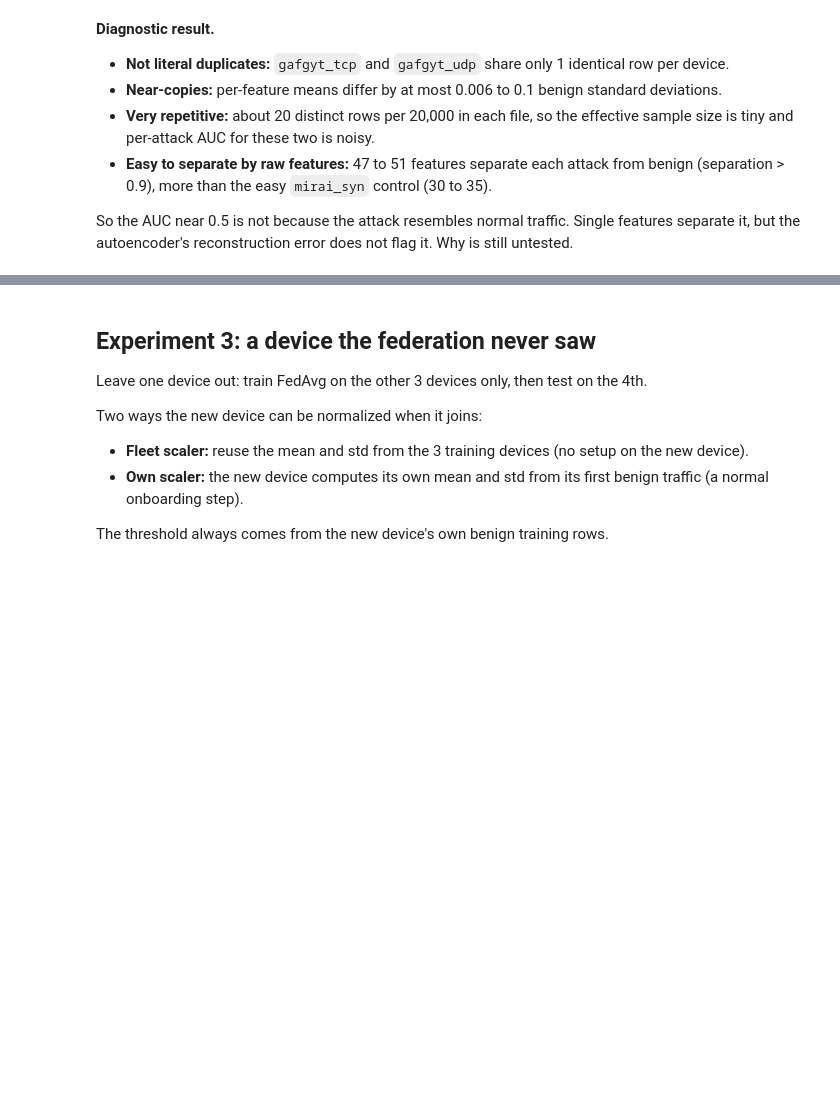
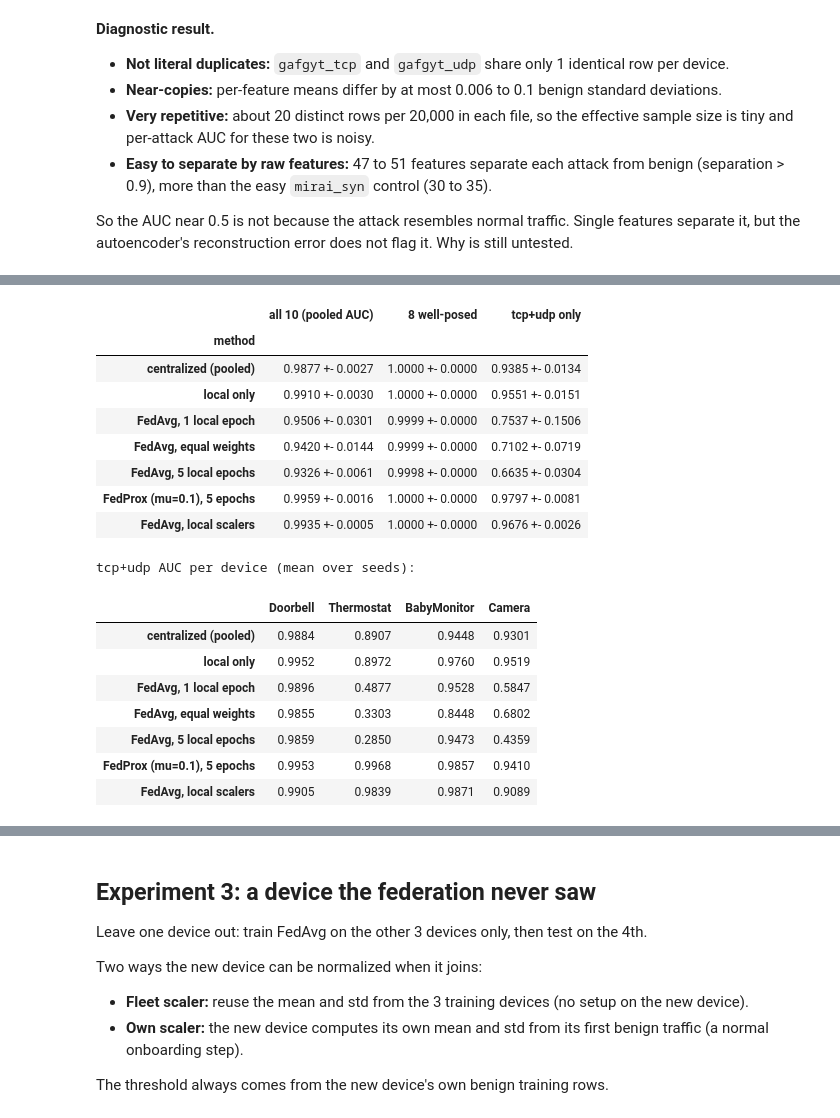
Before and after one commit to KA6-p/federated-iot-anomaly-detection, a Jupyter notebook: 04_extension_noniid_unseen.ipynb, the cells around one changed output, grey strips where cells are left out. Drawn from its saved outputs; the diff is of its cells as text; code cells hidden in the pictures; blank space fills up the shorter version.

```diff
--- a/04_extension_noniid_unseen.ipynb
+++ b/04_extension_noniid_unseen.ipynb
@@ -555,0 +705,46 @@ So the AUC near 0.5 is not because the attack resembles normal traffic. Single f
+# %%
+HARD = ["gafgyt_tcp", "gafgyt_udp"]
+
+rows = []
+for m in EXPERIMENTS:
+    for s in SEEDS:
+        pa = {n: results[m][s][n]["per_attack"] for n in NAMES}
+        rows.append({
+            "method": m, "seed": s,
+            "all 10 (pooled AUC)": np.mean([results[m][s][n]["auc"] for n in NAMES]),
+            "8 well-posed": np.mean([v for n in NAMES for a, v in pa[n].items() if a not in HARD]),
+            "tcp+udp only": np.mean([pa[n][a] for n in NAMES for a in HARD]),
+        })
+R = pd.DataFrame(rows)
+
+# std uses n-1 here (the README's earlier numbers use n); expect slightly larger spreads
+agg = R.groupby("method", sort=False).agg(["mean", "std"]).drop(columns="seed")
+fmt = pd.DataFrame({c: [f"{agg.loc[m, (c, 'mean')]:.4f} +- {agg.loc[m, (c, 'std')]:.4f}"
+                        for m in agg.index] for c in ["all 10 (pooled AUC)", "8 well-posed", "tcp+udp only"]},
+                   index=agg.index)
+display(fmt)
+
+print("tcp+udp AUC per device (mean over seeds):")
+hard_dev = pd.DataFrame({SHORT[n]: {m: np.mean([results[m][s][n]["per_attack"][a]
+                                                for s in SEEDS for a in HARD]) for m in EXPERIMENTS}
+                         for n in NAMES})
+display(hard_dev.style.format("{:.4f}"))
+# %% [output]
+|  | all 10 (pooled AUC) | 8 well-posed | tcp+udp only |
+| method |  |  |  |
+| centralized (pooled) | 0.9877 +- 0.0027 | 1.0000 +- 0.0000 | 0.9385 +- 0.0134 |
+| local only | 0.9910 +- 0.0030 | 1.0000 +- 0.0000 | 0.9551 +- 0.0151 |
+| FedAvg, 1 local epoch | 0.9506 +- 0.0301 | 0.9999 +- 0.0000 | 0.7537 +- 0.1506 |
+| FedAvg, equal weights | 0.9420 +- 0.0144 | 0.9999 +- 0.0000 | 0.7102 +- 0.0719 |
+| FedAvg, 5 local epochs | 0.9326 +- 0.0061 | 0.9998 +- 0.0000 | 0.6635 +- 0.0304 |
+| FedProx (mu=0.1), 5 epochs | 0.9959 +- 0.0016 | 1.0000 +- 0.0000 | 0.9797 +- 0.0081 |
+| FedAvg, local scalers | 0.9935 +- 0.0005 | 1.0000 +- 0.0000 | 0.9676 +- 0.0026 |
+tcp+udp AUC per device (mean over seeds):
+|  | Doorbell | Thermostat | BabyMonitor | Camera |
+| centralized (pooled) | 0.9884 | 0.8907 | 0.9448 | 0.9301 |
+| local only | 0.9952 | 0.8972 | 0.9760 | 0.9519 |
+| FedAvg, 1 local epoch | 0.9896 | 0.4877 | 0.9528 | 0.5847 |
+| FedAvg, equal weights | 0.9855 | 0.3303 | 0.8448 | 0.6802 |
+| FedAvg, 5 local epochs | 0.9859 | 0.2850 | 0.9473 | 0.4359 |
+| FedProx (mu=0.1), 5 epochs | 0.9953 | 0.9968 | 0.9857 | 0.9410 |
+| FedAvg, local scalers | 0.9905 | 0.9839 | 0.9871 | 0.9089 |
```
Also changed, not shown: parts of 7 cells of this notebook, 1 other file.
